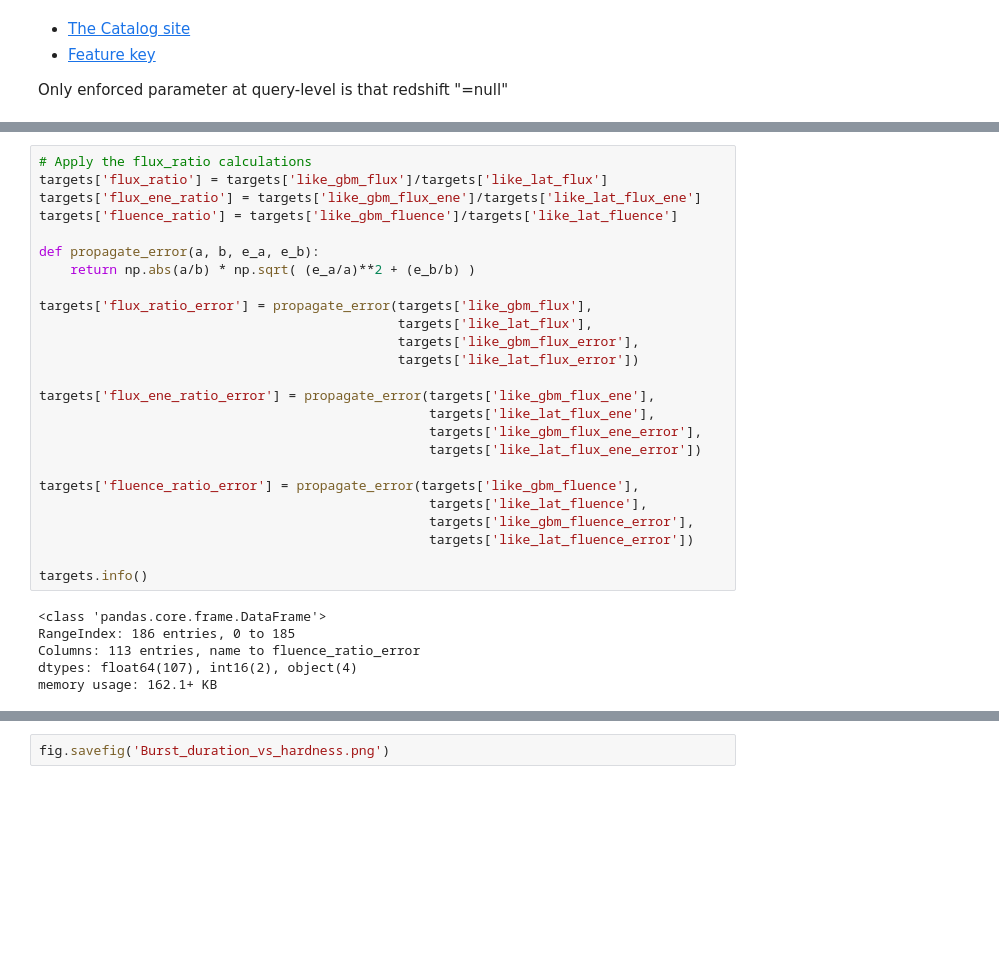
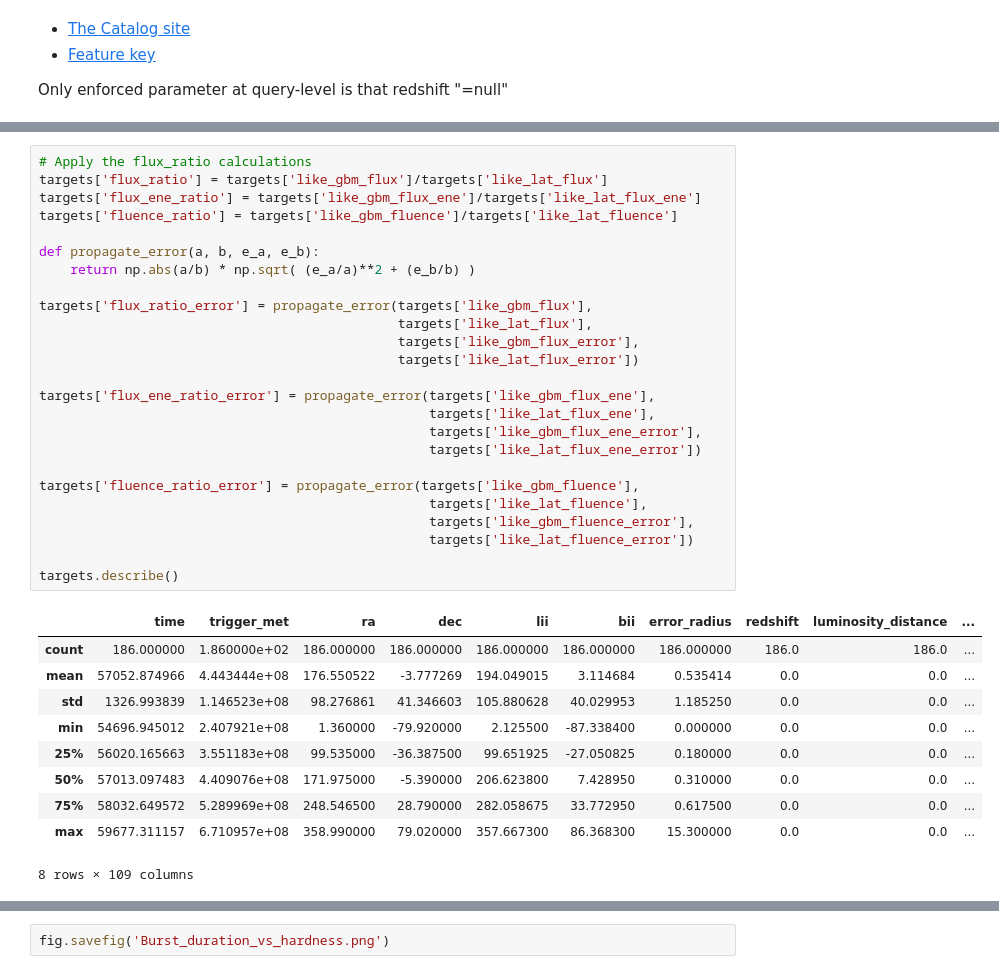
Before and after one commit to xboluna/Research, a Jupyter notebook: BHRad/GBM_Catalog_Searching/Exploring_possible_candidates.ipynb, the cells around one changed output, grey strips where cells are left out. Saved outputs shown, nothing was run; the diff lists cells and outputs as text; blank space fills up the shorter version.

```diff
--- a/BHRad/GBM_Catalog_Searching/Exploring_possible_candidates.ipynb
+++ b/BHRad/GBM_Catalog_Searching/Exploring_possible_candidates.ipynb
@@ -25,32 +27,37 @@ memory usage: 153.4+ KB
 # %%
 # Apply the flux_ratio calculations
 targets['flux_ratio'] = targets['like_gbm_flux']/targets['like_lat_flux']
 targets['flux_ene_ratio'] = targets['like_gbm_flux_ene']/targets['like_lat_flux_ene']
 targets['fluence_ratio'] = targets['like_gbm_fluence']/targets['like_lat_fluence']
 
 def propagate_error(a, b, e_a, e_b):
     return np.abs(a/b) * np.sqrt( (e_a/a)**2 + (e_b/b) )
 
 targets['flux_ratio_error'] = propagate_error(targets['like_gbm_flux'],
                                               targets['like_lat_flux'],
                                               targets['like_gbm_flux_error'],
                                               targets['like_lat_flux_error'])
 
 targets['flux_ene_ratio_error'] = propagate_error(targets['like_gbm_flux_ene'],
                                                   targets['like_lat_flux_ene'],
                                                   targets['like_gbm_flux_ene_error'],
                                                   targets['like_lat_flux_ene_error'])
 
 targets['fluence_ratio_error'] = propagate_error(targets['like_gbm_fluence'],
                                                   targets['like_lat_fluence'],
                                                   targets['like_gbm_fluence_error'],
                                                   targets['like_lat_fluence_error'])
 
-targets.info()
+targets.describe()
 # %% [output]
+|  | time | trigger_met | ra | dec | lii | bii | error_radius | redshift | luminosity_distance | ... |
+| count | 186.000000 | 1.860000e+02 | 186.000000 | 186.000000 | 186.000000 | 186.000000 | 186.000000 | 186.0 | 186.0 | ... |
+| mean | 57052.874966 | 4.443444e+08 | 176.550522 | -3.777269 | 194.049015 | 3.114684 | 0.535414 | 0.0 | 0.0 | ... |
+| std | 1326.993839 | 1.146523e+08 | 98.276861 | 41.346603 | 105.880628 | 40.029953 | 1.185250 | 0.0 | 0.0 | ... |
+| min | 54696.945012 | 2.407921e+08 | 1.360000 | -79.920000 | 2.125500 | -87.338400 | 0.000000 | 0.0 | 0.0 | ... |
+| 25% | 56020.165663 | 3.551183e+08 | 99.535000 | -36.387500 | 99.651925 | -27.050825 | 0.180000 | 0.0 | 0.0 | ... |
+| 50% | 57013.097483 | 4.409076e+08 | 171.975000 | -5.390000 | 206.623800 | 7.428950 | 0.310000 | 0.0 | 0.0 | ... |
+| 75% | 58032.649572 | 5.289969e+08 | 248.546500 | 28.790000 | 282.058675 | 33.772950 | 0.617500 | 0.0 | 0.0 | ... |
+| max | 59677.311157 | 6.710957e+08 | 358.990000 | 79.020000 | 357.667300 | 86.368300 | 15.300000 | 0.0 | 0.0 | ... |
-<class 'pandas.core.frame.DataFrame'>
-RangeIndex: 186 entries, 0 to 185
-Columns: 113 entries, name to fluence_ratio_error
-dtypes: float64(107), int16(2), object(4)
-memory usage: 162.1+ KB
+8 rows × 109 columns
 # %% [markdown]
```
Also changed, not shown: parts of 8 cells of this notebook, 1 other file.
